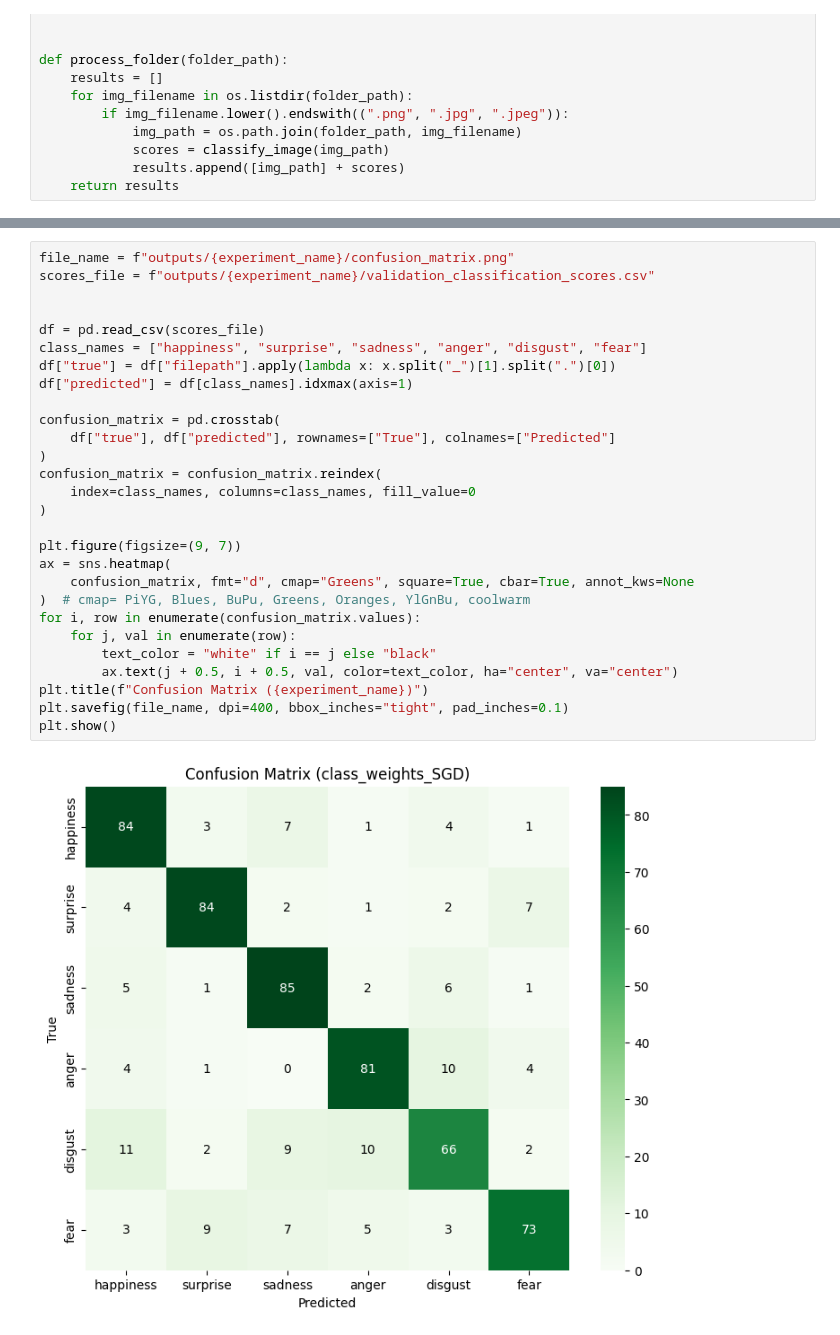
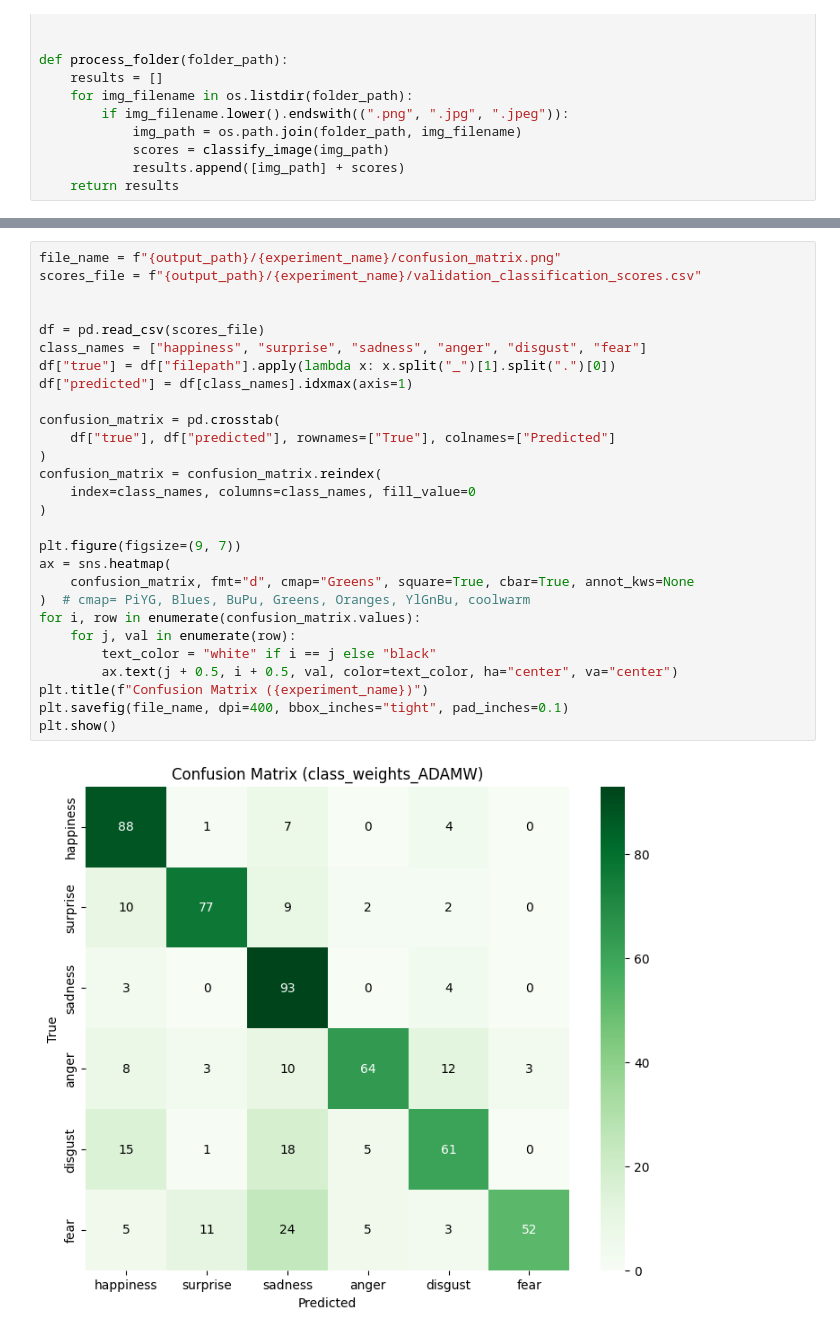
Before and after one commit to fabalcu97/SEP-CVDL, a Jupyter notebook: modified/validation.ipynb, the cells around one changed output, grey strips where cells are left out. Saved outputs shown, nothing was run; the diff lists cells and outputs as text.

```diff
--- a/modified/validation.ipynb
+++ b/modified/validation.ipynb
@@ -95,32 +103,32 @@ with open(
     writer.writerow(header)
     writer.writerows(results)
 # %%
-file_name = f"outputs/{experiment_name}/confusion_matrix.png"
-scores_file = f"outputs/{experiment_name}/validation_classification_scores.csv"
+file_name = f"{output_path}/{experiment_name}/confusion_matrix.png"
+scores_file = f"{output_path}/{experiment_name}/validation_classification_scores.csv"
 
 
 df = pd.read_csv(scores_file)
 class_names = ["happiness", "surprise", "sadness", "anger", "disgust", "fear"]
 df["true"] = df["filepath"].apply(lambda x: x.split("_")[1].split(".")[0])
 df["predicted"] = df[class_names].idxmax(axis=1)
 
 confusion_matrix = pd.crosstab(
     df["true"], df["predicted"], rownames=["True"], colnames=["Predicted"]
 )
 confusion_matrix = confusion_matrix.reindex(
     index=class_names, columns=class_names, fill_value=0
 )
 
 plt.figure(figsize=(9, 7))
 ax = sns.heatmap(
     confusion_matrix, fmt="d", cmap="Greens", square=True, cbar=True, annot_kws=None
 )  # cmap= PiYG, Blues, BuPu, Greens, Oranges, YlGnBu, coolwarm
 for i, row in enumerate(confusion_matrix.values):
     for j, val in enumerate(row):
         text_color = "white" if i == j else "black"
         ax.text(j + 0.5, i + 0.5, val, color=text_color, ha="center", va="center")
 plt.title(f"Confusion Matrix ({experiment_name})")
 plt.savefig(file_name, dpi=400, bbox_inches="tight", pad_inches=0.1)
 plt.show()
 # %% [output]
-[figure, old version]
+[figure, new version]
```
Also changed, not shown: parts of 2 cells of this notebook, 12 other files.
